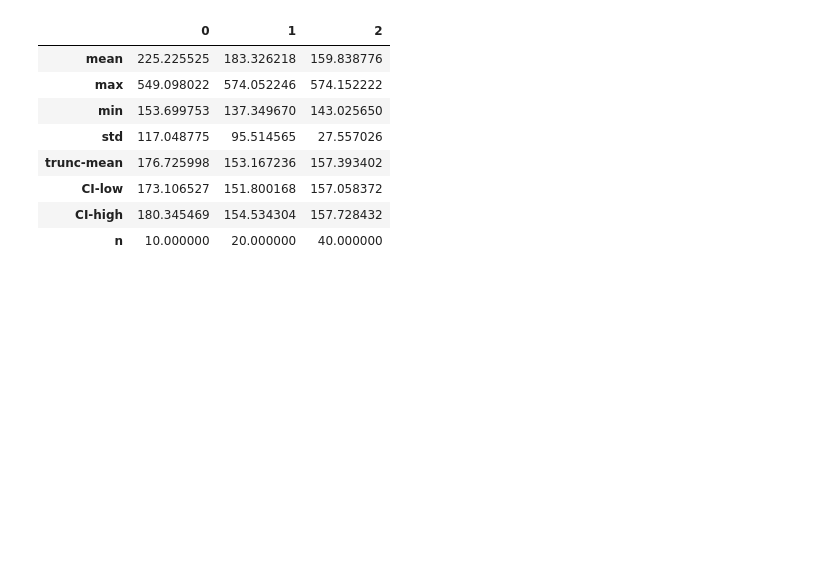
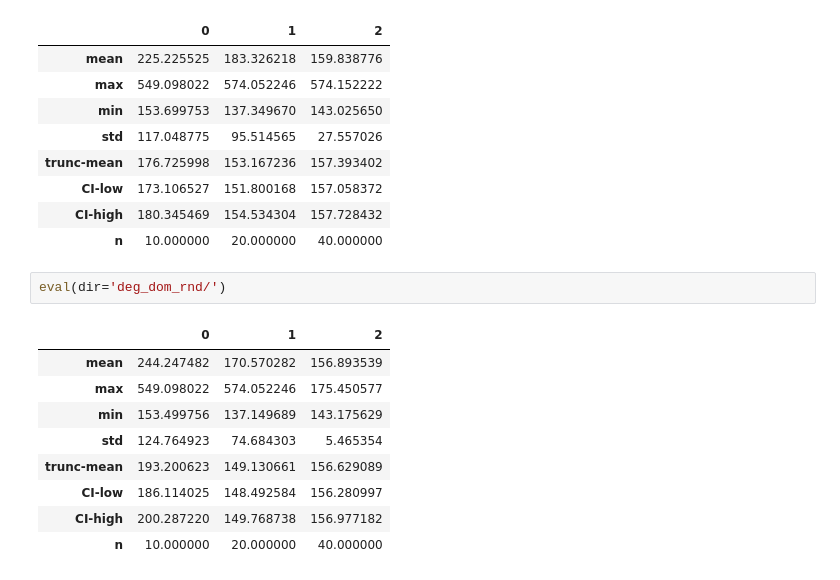
Before and after one commit to zazyzaya/minimal_yawning_titan, a Jupyter notebook: notebooks/eval.ipynb, the cells around one changed output. Cells and saved outputs as stored; diff of their text form; blank space fills up the shorter version.

```diff
--- a/notebooks/eval.ipynb
+++ b/notebooks/eval.ipynb
@@ -121,3 +133,15 @@ eval(dir='og_tanh/')
 | CI-low | 173.106527 | 151.800168 | 157.058372 |
 | CI-high | 180.345469 | 154.534304 | 157.728432 |
 | n | 10.000000 | 20.000000 | 40.000000 |
+# %%
+eval(dir='deg_dom_rnd/')
+# %% [output]
+|  | 0 | 1 | 2 |
+| mean | 244.247482 | 170.570282 | 156.893539 |
+| max | 549.098022 | 574.052246 | 175.450577 |
+| min | 153.499756 | 137.149689 | 143.175629 |
+| std | 124.764923 | 74.684303 | 5.465354 |
+| trunc-mean | 193.200623 | 149.130661 | 156.629089 |
+| CI-low | 186.114025 | 148.492584 | 156.280997 |
+| CI-high | 200.287220 | 149.768738 | 156.977182 |
+| n | 10.000000 | 20.000000 | 40.000000 |
```
Also changed, not shown: parts of 2 cells of this notebook, 16 other files.
